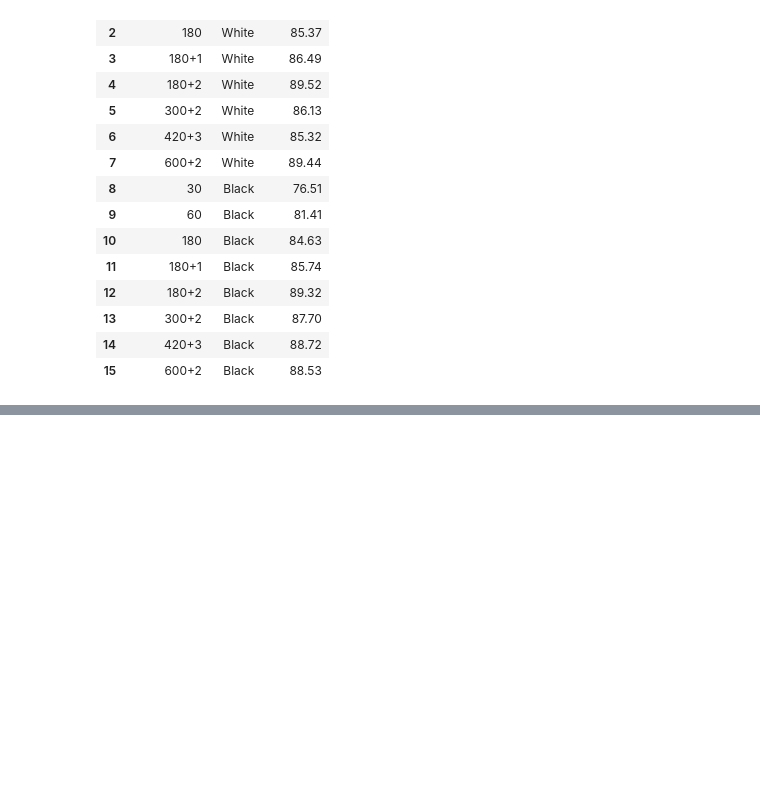
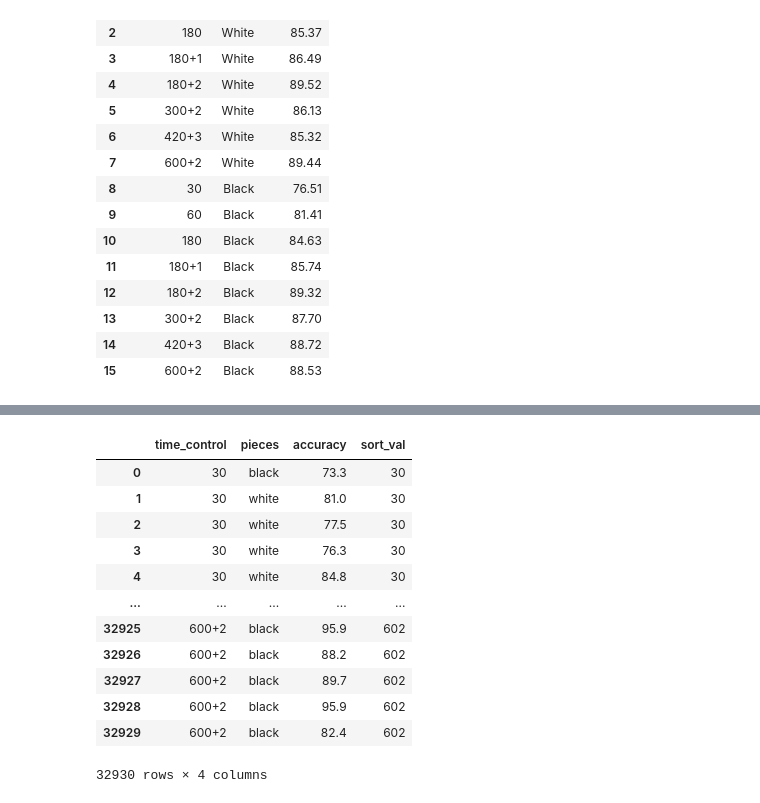
Before and after one commit to ethanwitek/chess-datasets, a Jupyter notebook: Datasets/gm-rated-2024/example-notebook.ipynb, the cells around one changed output, grey strips where cells are left out. Cells and saved outputs as stored; diff of their text form; code cells hidden in the pictures; blank space fills up the shorter version.

```diff
--- a/Datasets/gm-rated-2024/example-notebook.ipynb
+++ b/Datasets/gm-rated-2024/example-notebook.ipynb
@@ -428,0 +484,19 @@ plt.show()
+# %%
+# Sort rows by time_control again
+acc_melted["sort_val"] = acc_melted["time_control"].apply(lambda x: get_numeric(x))
+acc_melted = acc_melted.sort_values("sort_val").reset_index(drop=True)
+acc_melted
+# %% [output]
+|  | time_control | pieces | accuracy | sort_val |
+| 0 | 30 | black | 73.3 | 30 |
+| 1 | 30 | white | 81.0 | 30 |
+| 2 | 30 | white | 77.5 | 30 |
+| 3 | 30 | white | 76.3 | 30 |
+| 4 | 30 | white | 84.8 | 30 |
+| ... | ... | ... | ... | ... |
+| 32925 | 600+2 | black | 95.9 | 602 |
+| 32926 | 600+2 | black | 88.2 | 602 |
+| 32927 | 600+2 | black | 89.7 | 602 |
+| 32928 | 600+2 | black | 95.9 | 602 |
+| 32929 | 600+2 | black | 82.4 | 602 |
+32930 rows × 4 columns
```
Also changed, not shown: parts of 10 cells of this notebook.
